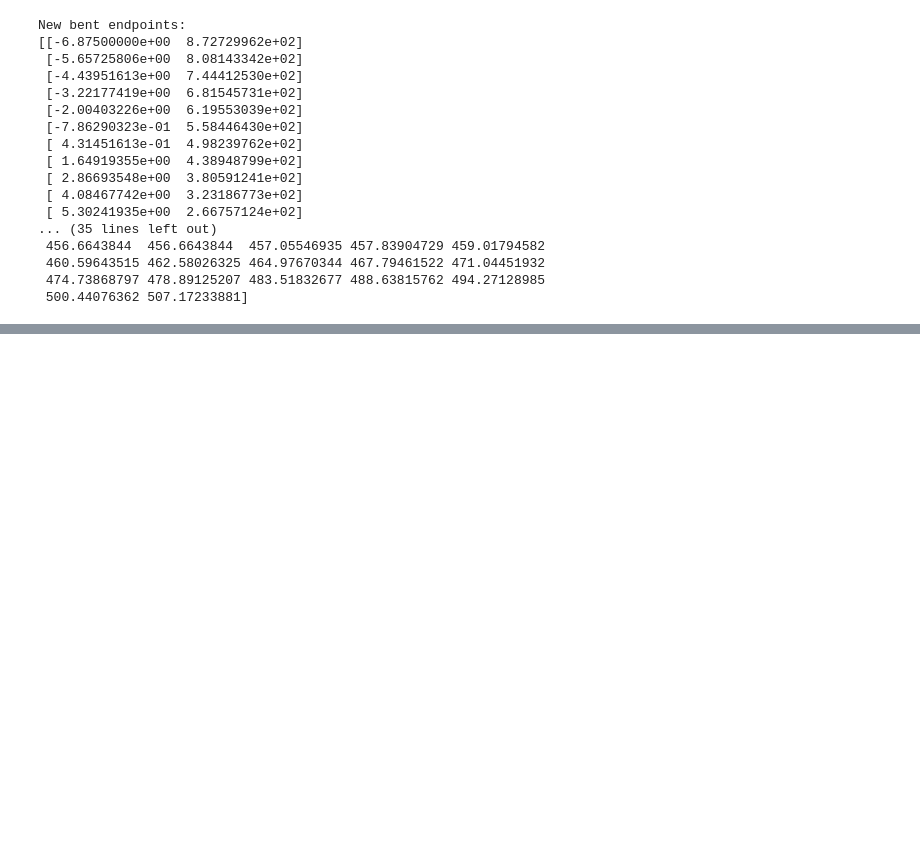
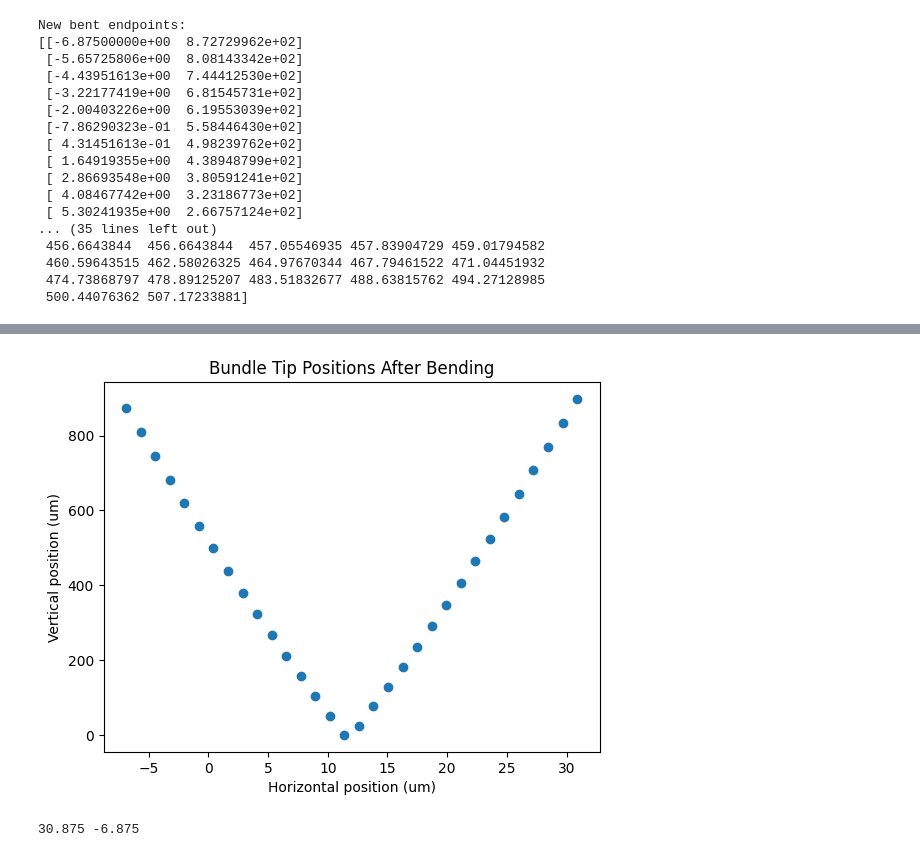
Before and after one commit to BruneBettler/SpikeExplore, a Jupyter notebook: probe_geom.ipynb, the cells around one changed output, grey strips where cells are left out. Saved outputs shown, nothing was run; the diff lists cells and outputs as text; code cells hidden in the pictures; blank space fills up the shorter version.

```diff
--- a/probe_geom.ipynb
+++ b/probe_geom.ipynb
@@ -293 +309,14 @@ print(result.middle_segment_lengths)
 [figure]
+# %%
+import matplotlib.pyplot as plt
+import numpy as np
+plt.scatter(result.ends[:, 0], result.ends[:, 1])
+plt.xlabel("Horizontal position (um)")
+plt.ylabel("Vertical position (um)")
+plt.title("Bundle Tip Positions After Bending")
+plt.show()
+
+print(np.max(result.ends[:, 0]), np.min(result.ends[:, 0]))
+# %% [output]
+[figure, added]
+30.875 -6.875
```
Also changed, not shown: parts of 4 cells of this notebook, 4 other files.
